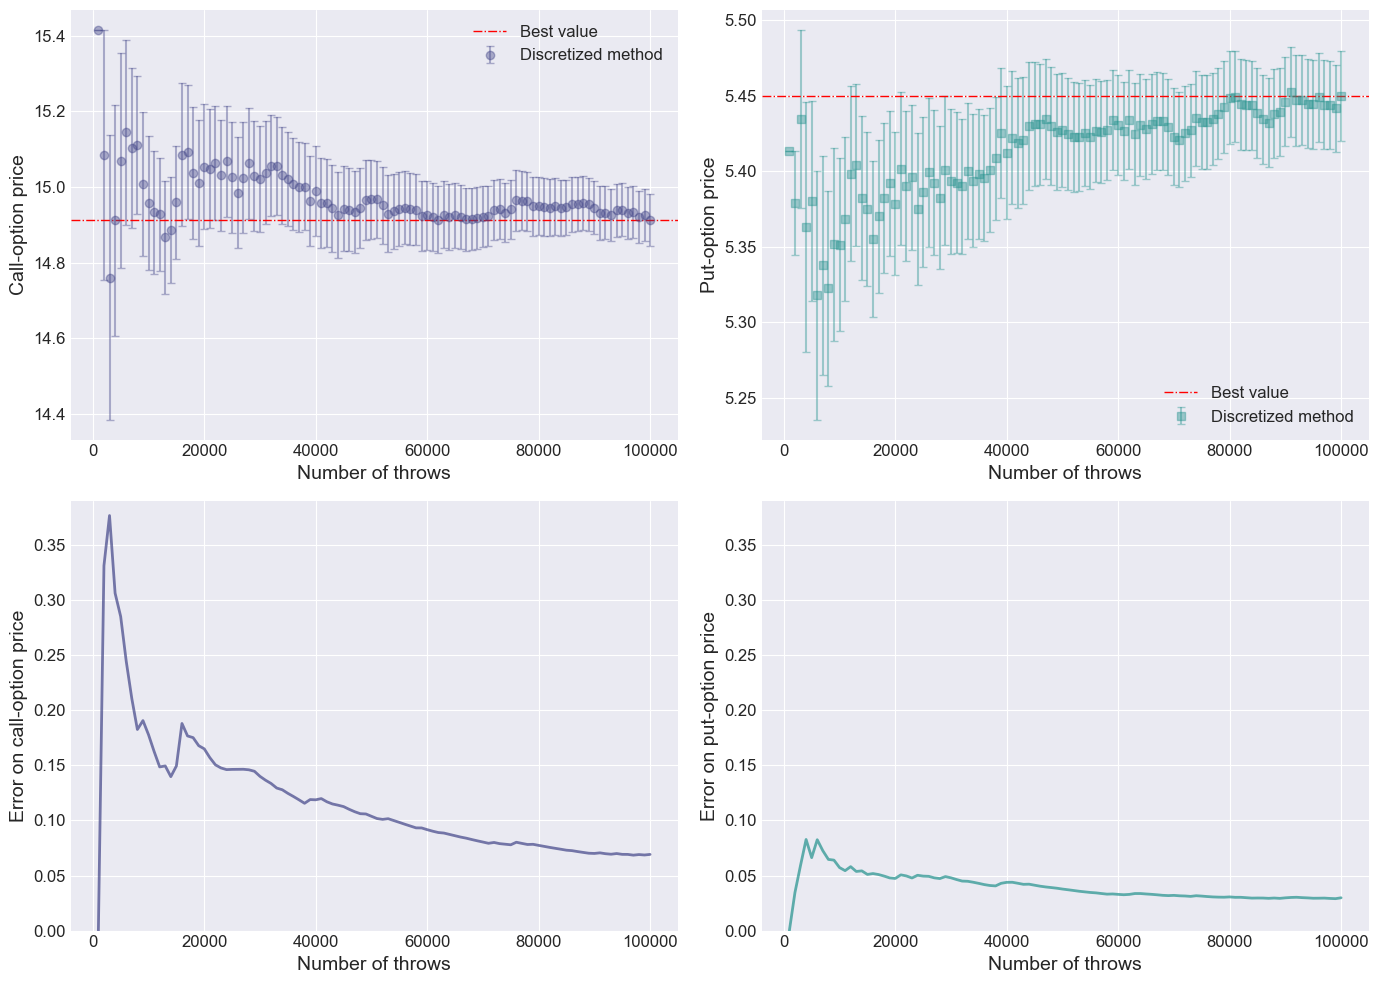
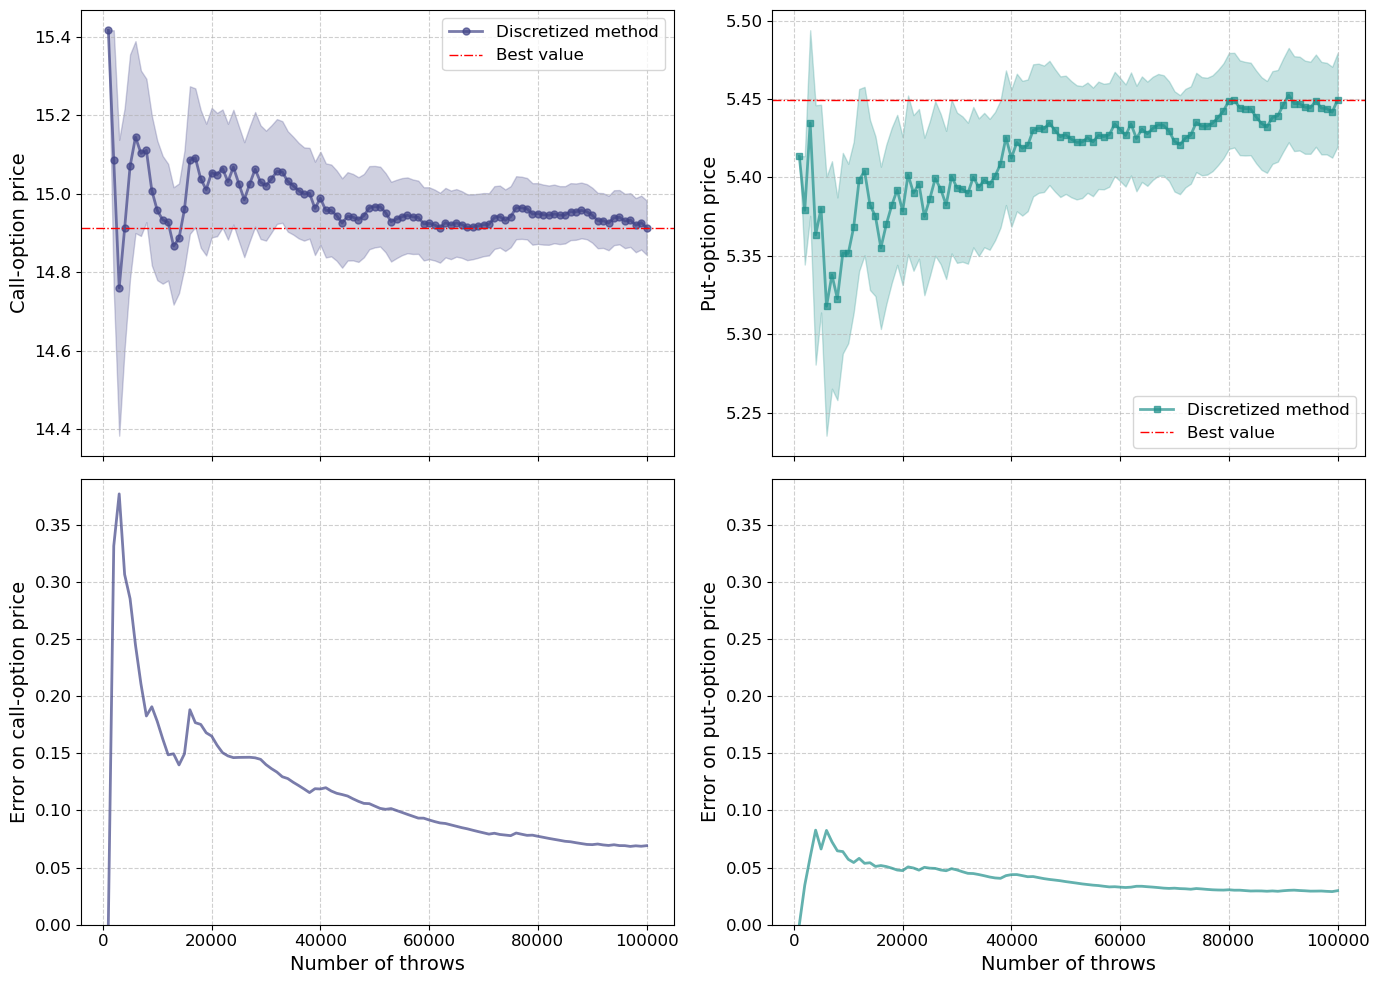
The notebook cell's code change between the first figure and the second:
--- before
+++ after
@@ -1,14 +1,2 @@
-import matplotlib.pyplot as plt
-import numpy as np
-import matplotlib as mpl
-
-plt.style.use('seaborn-v0_8-darkgrid')
-mpl.rcParams['font.size'] = 12
-mpl.rcParams['axes.labelsize'] = 14
-mpl.rcParams['axes.titlesize'] = 16
-mpl.rcParams['legend.fontsize'] = 12
-mpl.rcParams['lines.linewidth'] = 2
-mpl.rcParams['lines.markersize'] = 6
-
 file1 = "output_call_discretized.data"
 file2 = "output_put_discretized.data"
@@ -26,17 +14,21 @@
 ref_color_2 = 'blue'
 
-axes[0, 0].errorbar(x1, y1, yerr=error1, fmt='o', color=color_call, capsize=3, elinewidth=1.5, alpha=0.4, label='Discretized method')
-axes[0, 0].set_xlabel('Number of throws')
+axes[0, 0].plot(x1, y1, 'o-', color=color_call, alpha=0.7, markersize=5,label='Discretized method')
+axes[0, 0].fill_between(x1, y1-error1, y1+error1,
+                       color=color_call, alpha=0.25)
 axes[0, 0].set_ylabel('Call-option price')
 axes[0, 0].axhline(y=y1[99], color=ref_color, linestyle='-.', linewidth=1, label='Best value')
 axes[0, 0].legend()
-axes[0, 0].grid(True)
+axes[0, 0].grid(True, linestyle='--', alpha=0.6)
+axes[0, 0].tick_params(axis='x', labelbottom=False)
 
-axes[0, 1].errorbar(x2, y2 , yerr=error2, fmt='s', color=color_put, capsize=3, elinewidth=1.5, alpha=0.4, label='Discretized method')
-axes[0, 1].set_xlabel('Number of throws')
+axes[0, 1].plot(x2, y2, 's-', color=color_put, alpha=0.7, markersize=5,label='Discretized method')
+axes[0, 1].fill_between(x2, y2-error2, y2+error2,
+                       color=color_put, alpha=0.25)
 axes[0, 1].set_ylabel('Put-option price')
 axes[0, 1].axhline(y=y2[99], color=ref_color, linestyle='-.', linewidth=1, label='Best value')
 axes[0, 1].legend()
-axes[0, 1].grid(True)
+axes[0, 1].grid(True, linestyle='--', alpha=0.6)
+axes[0, 1].tick_params(axis='x', labelbottom=False)
 
 # Standard Monte Carlo - errore
@@ -45,5 +37,5 @@
 axes[1, 0].set_ylabel('Error on call-option price')
 axes[1, 0].set_ylim([0, 0.39])
-axes[1, 0].grid(True)
+axes[1, 0].grid(True, linestyle='--', alpha=0.6)
 
 # Importance Sampling - errore
@@ -52,5 +44,5 @@
 axes[1, 1].set_ylabel('Error on put-option price')
 axes[1, 1].set_ylim([0, 0.39])
-axes[1, 1].grid(True)
+axes[1, 1].grid(True, linestyle='--', alpha=0.6)
 plt.tight_layout()
 plt.show()

Commit: Add files via upload